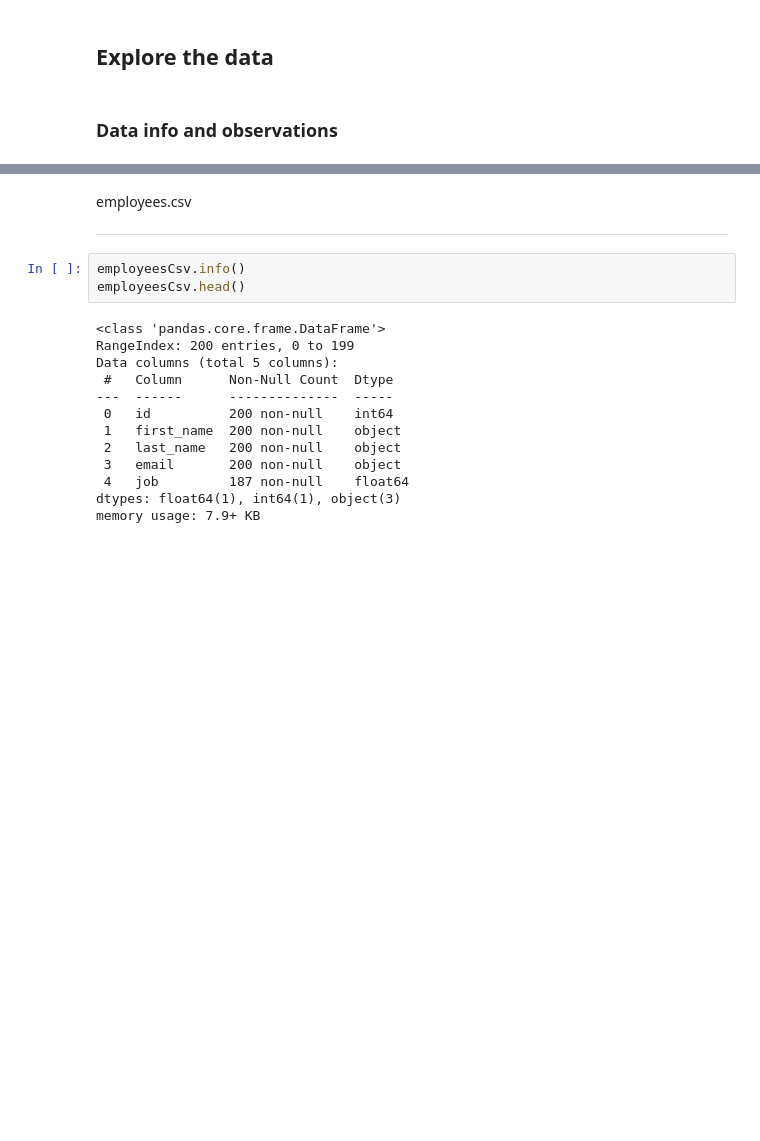
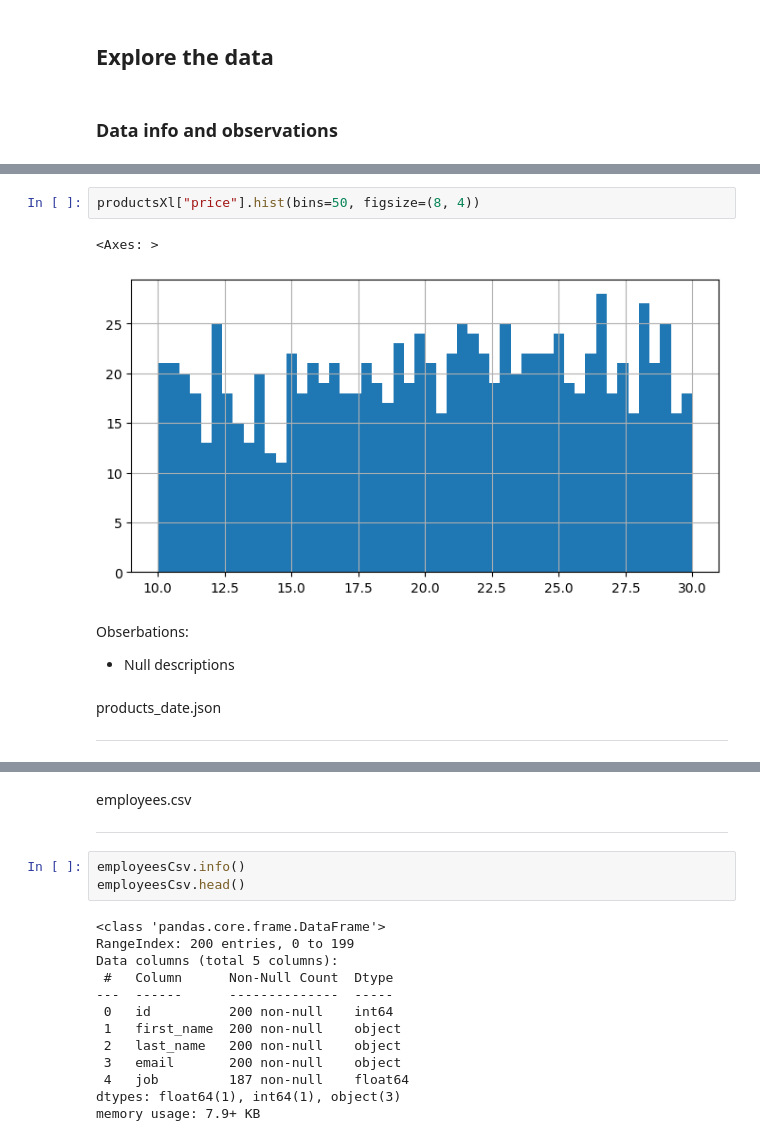
Before and after one commit to AdelGitGud/Notebook-testing-ground, a Jupyter notebook: ECORP1.ipynb, the cells around one changed output, grey strips where cells are left out. Saved outputs shown, nothing was run; the diff lists cells and outputs as text; blank space fills up the shorter version.

Commit message:
Useless graphs for fun

```diff
--- a/ECORP1.ipynb
+++ b/ECORP1.ipynb
@@ -39,0 +97,12 @@ departmentQuery = ReadSqlScript(DownloadData("department.sql"))
+# %%
+productsXl["price"].hist(bins=50, figsize=(8, 4))
+# %% [output]
+<Axes: >
+[figure, added]
+# %% [markdown]
+Obserbations:
+*   Null descriptions
+# %% [markdown]
+products_date.json
+
+---
```
Also changed, not shown: parts of 14 cells of this notebook.
